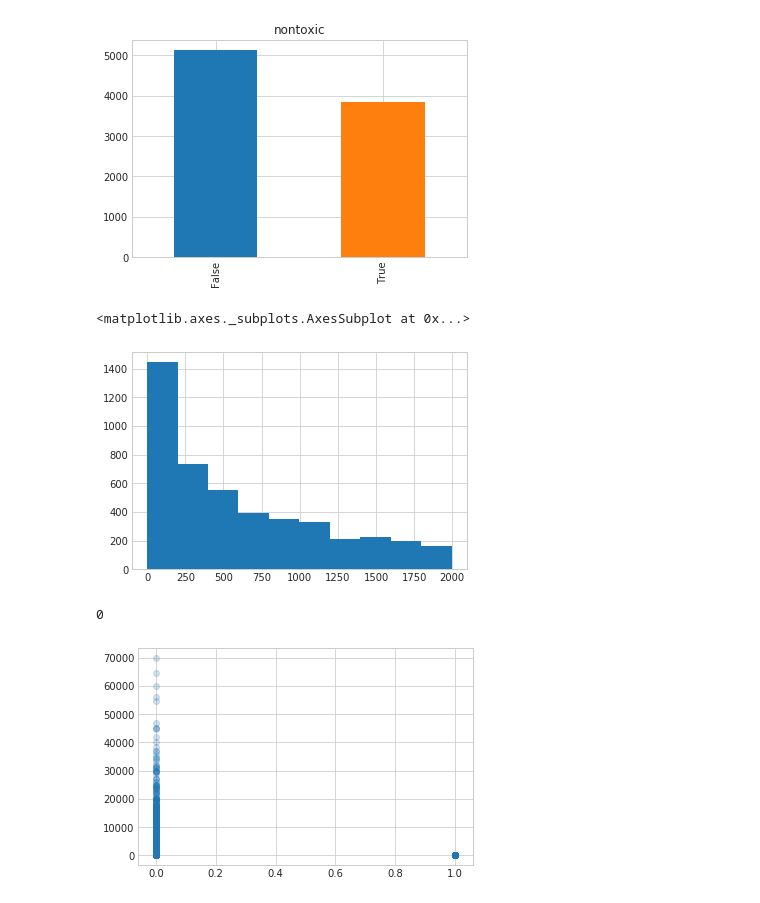
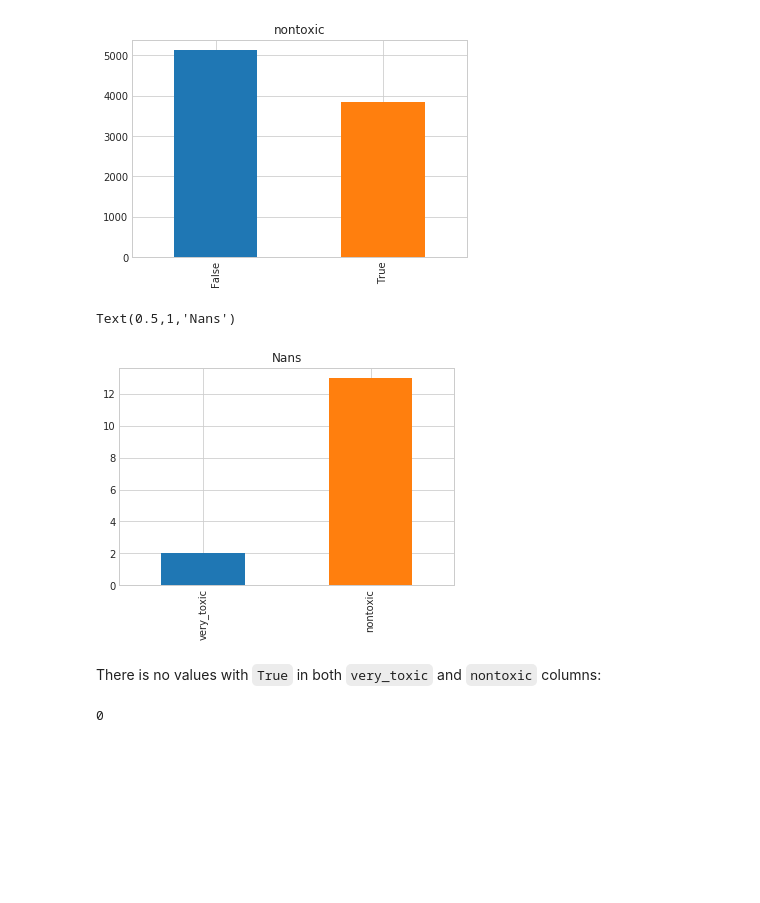
Before and after one commit to BielStela/Acute-Toxicity-QSAR, a Jupyter notebook: Data_exploration.ipynb, the cells around one changed output. Drawn from its saved outputs; the diff is of its cells as text; code cells hidden in the pictures; blank space fills up the shorter version.

```diff
--- a/Data_exploration.ipynb
+++ b/Data_exploration.ipynb
@@ -97,18 +87,15 @@ plt.title('nontoxic')
 # %% [output]
 Text(0.5,1,'nontoxic')
 [figure]
-# %%
-sdf_df.LD50_mgkg[sdf_df.LD50_mgkg < 2000].hist()
-# %% [output]
-<matplotlib.axes._subplots.AxesSubplot at 0x...>
-[figure, removed]
+# %%
+sdf_df[['very_toxic', 'nontoxic']].isna().sum().plot.bar()
+plt.title('Nans')
+# %% [output]
+Text(0.5,1,'Nans')
+[figure, added]
+# %% [markdown]
+There is no values with `True` in both `very_toxic` and `nontoxic` columns:
 # %%
 len(sdf_df[sdf_df.nontoxic & sdf_df.very_toxic])
 # %% [output]
 0
-# %%
-plt.scatter(sdf_df.very_toxic, sdf_df.LD50_mgkg, alpha = 0.2)
-# plt.xticks([1,0])
-plt.show()
-# %% [output]
-[figure, removed]
```
Also changed, not shown: parts of 22 cells of this notebook.
